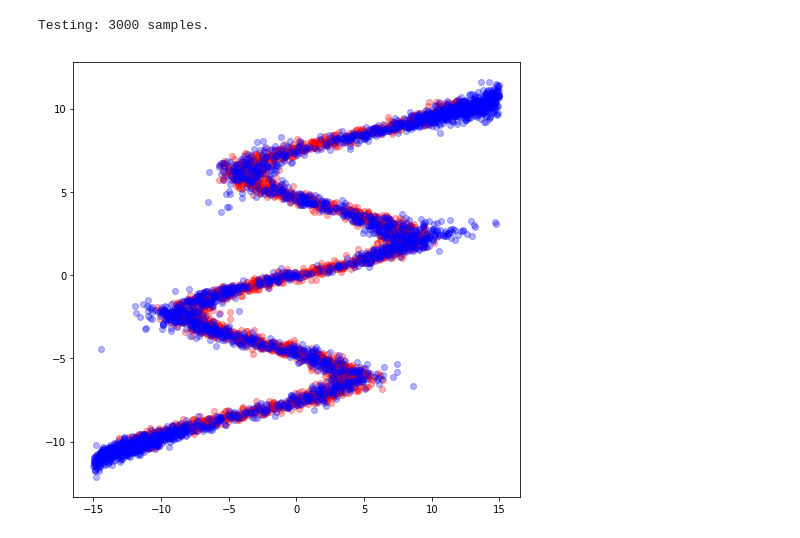
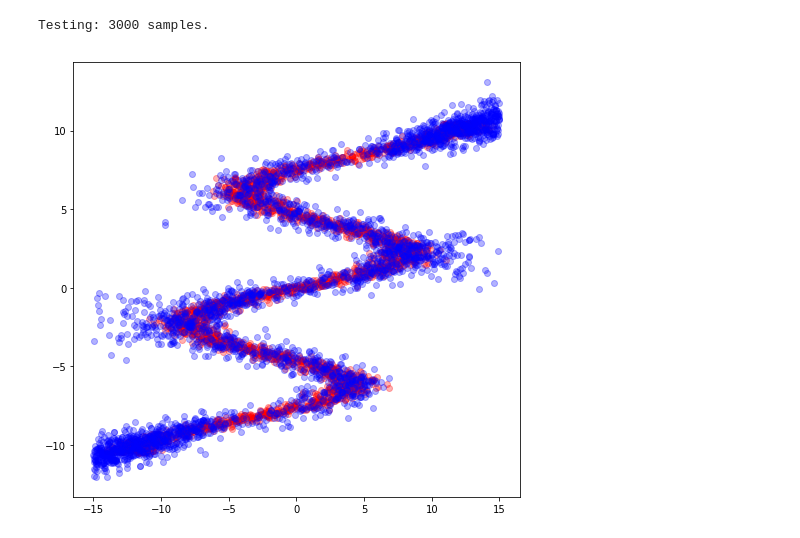
Before and after one commit to cpmpercussion/keras-mdn-layer, a Jupyter notebook: notebooks/MDN-1D-sine-prediction.ipynb, the cells around one changed output. Cells and saved outputs as stored; diff of their text form; code cells hidden in the pictures.

```diff
--- a/notebooks/MDN-1D-sine-prediction.ipynb
+++ b/notebooks/MDN-1D-sine-prediction.ipynb
@@ -185,6 +200,6 @@ _________________________________________________________________
 
 Now we train the model using Keras' normal `fit` command.
 # %%
-history = model.fit(x=x_data, y=y_data, batch_size=128, epochs=1000, validation_split=0.15)
+history = model.fit(x=x_data, y=y_data, batch_size=128, epochs=500, validation_split=0.15)
 # %% [output]
 Train on 2550 samples, validate on 450 samples
@@ -265,13 +280,31 @@ def sample_from_categorical(dist, temp):
     r = np.random.rand(1)
     return get_pi_idx(r,dist,temp)
 
-def sample_from_output(params, mixtures, dim, temp=1.0):
-    """Sample from an MDN output with temperature adjustment."""
+def softmax(w, t=1.0):
+    """Softmax function for a list or numpy array of logits."""
+    e = np.exp(np.array(w) / t)
+    dist = e / np.sum(e)
+    return dist
+
+def sample_from_output_1D(params, mixtures, dim, temp=1.0):
+    """Sample from a 1D MDN output with temperature adjustment."""
     mus = params[:mixtures*dim]
     sigs = params[mixtures*dim:2*mixtures*dim]
     pis = params[-mixtures:]
     m = sample_from_categorical(pis, temp=temp)
     return(np.random.normal(mus[m],sigs[m],1))
+
+def sample_from_output(params, mixtures, dim, temp=1.0):
+    """Sample from an MDN output with temperature adjustment."""
+    mus = params[:mixtures*dim]
+    sigs = params[mixtures*dim:2*mixtures*dim]
+    pis = softmax(params[-mixtures:], t=temp)
+    m = sample_from_categorical(pis, temp=temp)
+    mus_vector = mus[m*dim:(m+1)*dim]
+    sig_vector = sigs[m*dim:(m+1)*dim]
+    cov_matrix = np.identity(dim) * sig_vector
+    sample = np.random.multivariate_normal(mus_vector, cov_matrix, 1)
+    return sample
 # %% [markdown]
 ## Try out the MDN Model
 
@@ -302,11 +335,11 @@ Testing: 3000 samples.
 # %%
 # Plot the samples
 plt.figure(figsize=(8, 8))
-plt.plot(x_data,y_data,'ro', x_test, y_samples, 'bo',alpha=0.3)
+plt.plot(x_data,y_data,'ro', x_test, y_samples[:,:,0], 'bo',alpha=0.3)
 plt.show()
 # These look pretty good!
 # %% [output]
-[figure, old version]
+[figure, new version]
 # %%
 # Plot the means - this gives us some insight into how the model learns to produce the mixtures.
 plt.figure(figsize=(8, 8))
```
Also changed, not shown: parts of 8 cells of this notebook.
